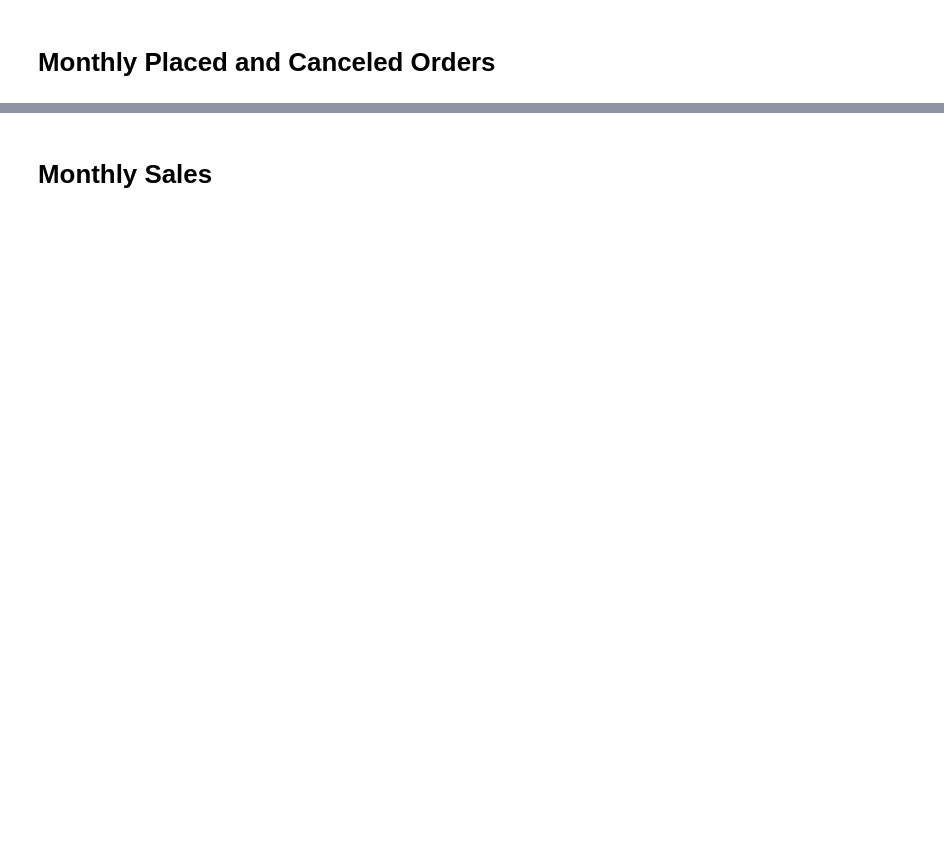
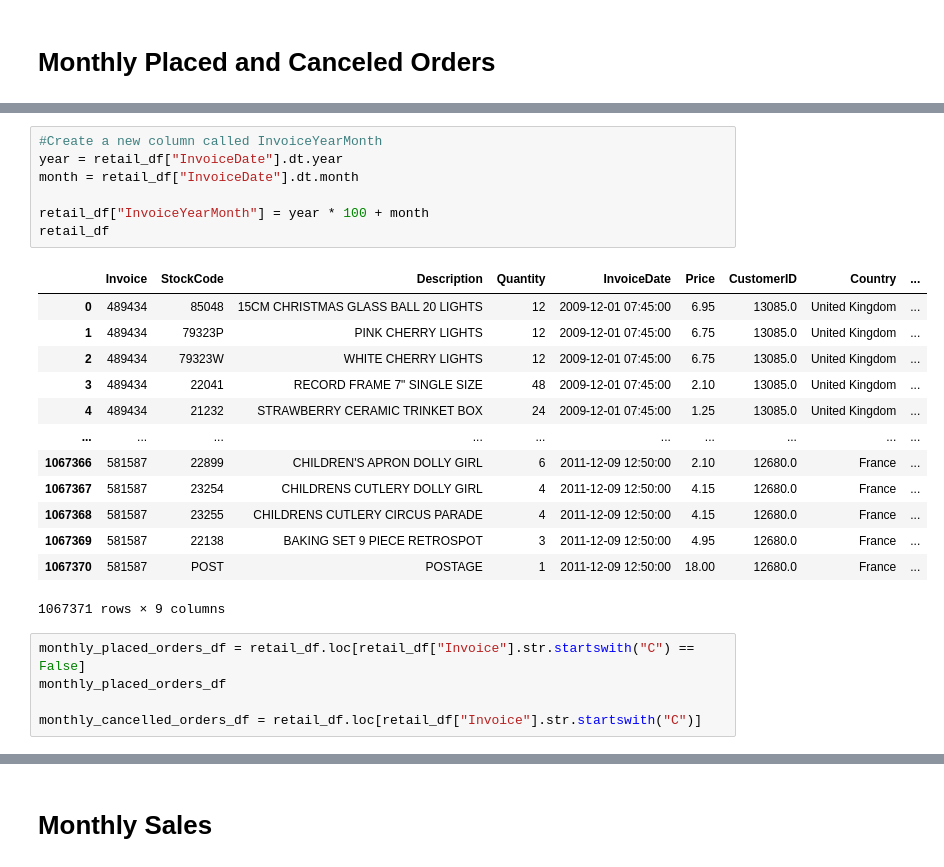
Before and after one commit to jarviscanada/jarvis_data_eng_MiguelDario, a Jupyter notebook: python_data_analytics/python_data_wrangling/retail_data_analytics_wrangling.ipynb, the cells around one changed output, grey strips where cells are left out. Drawn from its saved outputs; the diff is of its cells as text; blank space fills up the shorter version.

```diff
--- a/python_data_analytics/python_data_wrangling/retail_data_analytics_wrangling.ipynb
+++ b/python_data_analytics/python_data_wrangling/retail_data_analytics_wrangling.ipynb
@@ -264,0 +295,26 @@ invoice_data["Amount"].quantile(0.85)
+# %%
+#Create a new column called InvoiceYearMonth
+year = retail_df["InvoiceDate"].dt.year
+month = retail_df["InvoiceDate"].dt.month
+
+retail_df["InvoiceYearMonth"] = year * 100 + month
+retail_df
+# %% [output]
+|  | Invoice | StockCode | Description | Quantity | InvoiceDate | Price | CustomerID | Country | ... |
+| 0 | 489434 | 85048 | 15CM CHRISTMAS GLASS BALL 20 LIGHTS | 12 | 2009-12-01 07:45:00 | 6.95 | 13085.0 | United Kingdom | ... |
+| 1 | 489434 | 79323P | PINK CHERRY LIGHTS | 12 | 2009-12-01 07:45:00 | 6.75 | 13085.0 | United Kingdom | ... |
+| 2 | 489434 | 79323W | WHITE CHERRY LIGHTS | 12 | 2009-12-01 07:45:00 | 6.75 | 13085.0 | United Kingdom | ... |
+| 3 | 489434 | 22041 | RECORD FRAME 7" SINGLE SIZE | 48 | 2009-12-01 07:45:00 | 2.10 | 13085.0 | United Kingdom | ... |
+| 4 | 489434 | 21232 | STRAWBERRY CERAMIC TRINKET BOX | 24 | 2009-12-01 07:45:00 | 1.25 | 13085.0 | United Kingdom | ... |
+| ... | ... | ... | ... | ... | ... | ... | ... | ... | ... |
+| 1067366 | 581587 | 22899 | CHILDREN'S APRON DOLLY GIRL | 6 | 2011-12-09 12:50:00 | 2.10 | 12680.0 | France | ... |
+| 1067367 | 581587 | 23254 | CHILDRENS CUTLERY DOLLY GIRL | 4 | 2011-12-09 12:50:00 | 4.15 | 12680.0 | France | ... |
+| 1067368 | 581587 | 23255 | CHILDRENS CUTLERY CIRCUS PARADE | 4 | 2011-12-09 12:50:00 | 4.15 | 12680.0 | France | ... |
+| 1067369 | 581587 | 22138 | BAKING SET 9 PIECE RETROSPOT | 3 | 2011-12-09 12:50:00 | 4.95 | 12680.0 | France | ... |
+| 1067370 | 581587 | POST | POSTAGE | 1 | 2011-12-09 12:50:00 | 18.00 | 12680.0 | France | ... |
+1067371 rows × 9 columns
+# %%
+monthly_placed_orders_df = retail_df.loc[retail_df["Invoice"].str.startswith("C") == False]
+monthly_placed_orders_df
+
+monthly_cancelled_orders_df = retail_df.loc[retail_df["Invoice"].str.startswith("C")]
```
Also changed, not shown: parts of 8 cells of this notebook.
